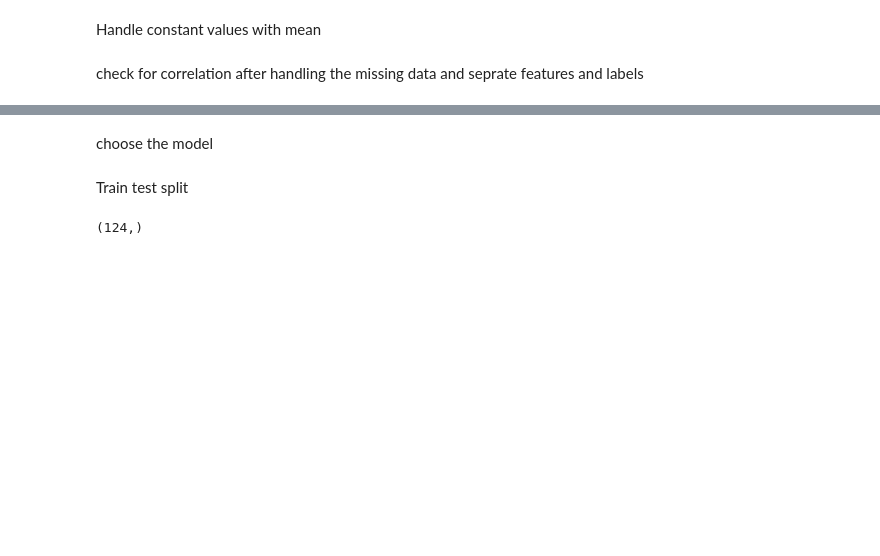
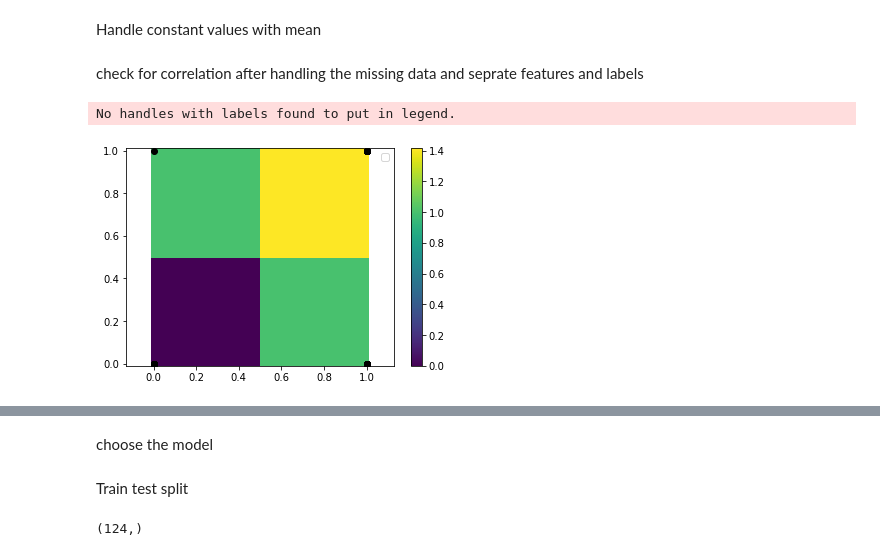
Before and after one commit to alihagrassy/data_pre_processing-applying-model, a Jupyter notebook: preprosessing_1.ipynb, the cells around one changed output, grey strips where cells are left out. Cells and saved outputs as stored; diff of their text form; code cells hidden in the pictures; blank space fills up the shorter version.

```diff
--- a/preprosessing_1.ipynb
+++ b/preprosessing_1.ipynb
@@ -128,0 +132,19 @@ y=df["class"]
+# %%
+
+x = df["malaise"]
+y = df["anorexia"]
+z = np.hypot(x, y)
+X = np.linspace(min(x), max(x))
+Y = np.linspace(min(y), max(y))
+X, Y = np.meshgrid(X, Y)  # 2D grid for interpolation
+interp = NearestNDInterpolator(list(zip(x, y)), z)
+Z = interp(X, Y)
+plt.pcolormesh(X, Y, Z, shading='auto')
+plt.plot(x, y, "ok")
+plt.legend()
+plt.colorbar()
+plt.axis("equal")
+plt.show()
+# %% [output]
+No handles with labels found to put in legend.
+[figure, added]
```
Also changed, not shown: parts of 10 cells of this notebook.
